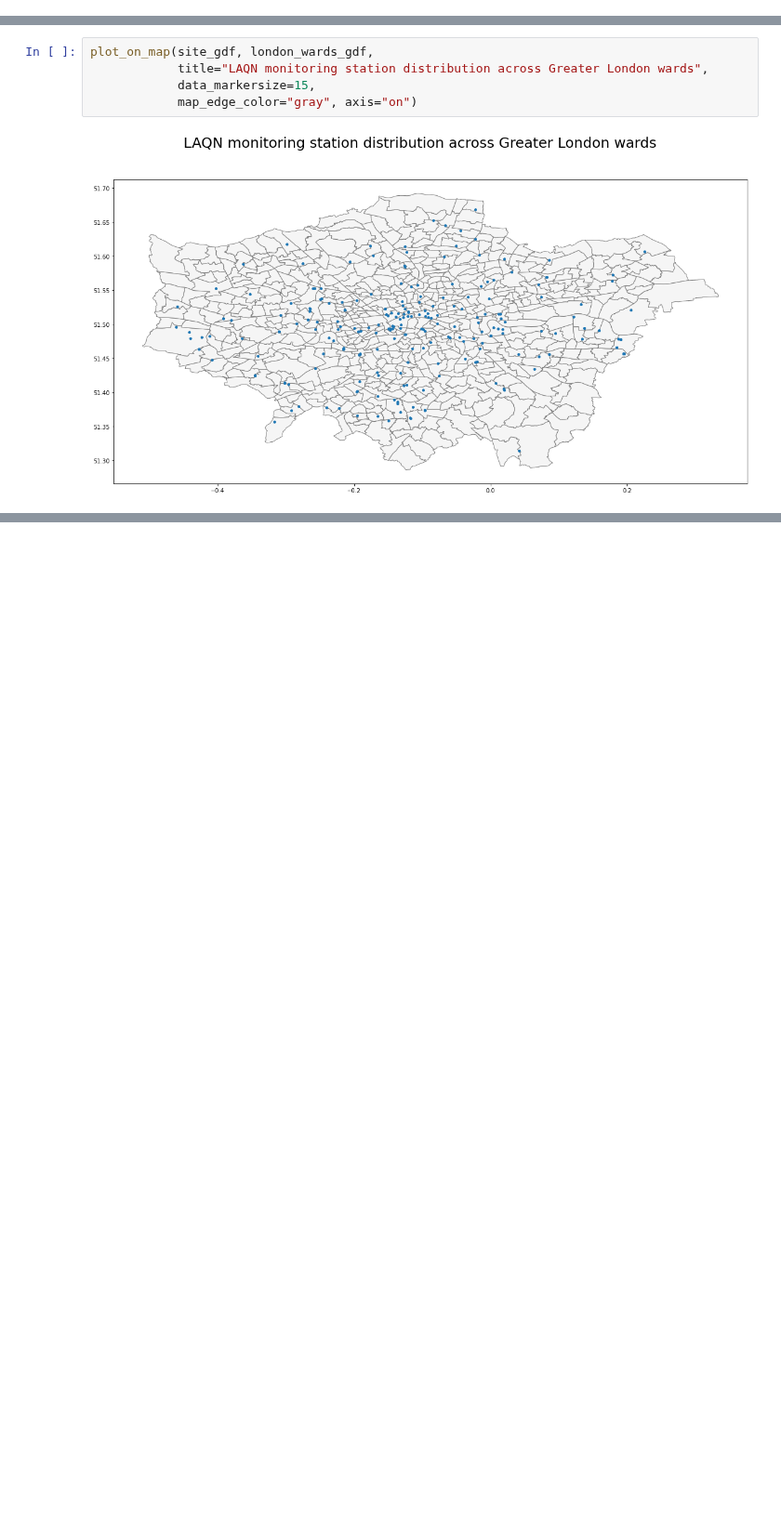
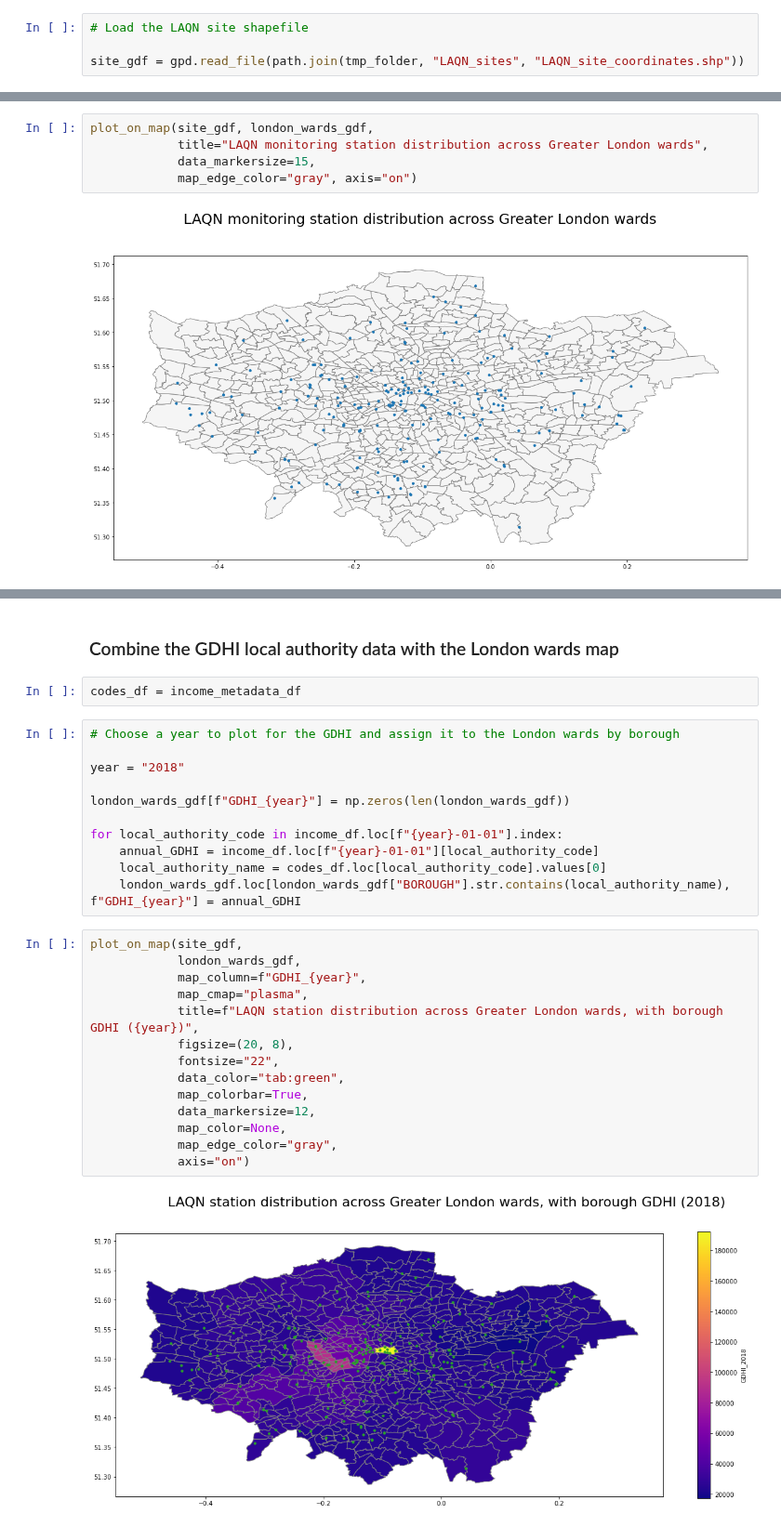
Before and after one commit to michellewl/AQmortality, a Jupyter notebook: LAQN_GDHI.ipynb, the cells around one changed output, grey strips where cells are left out. Shown at 93% size. Cells and saved outputs as stored; diff of their text form; blank space fills up the shorter version.

Commit message:
Code to combine the LAQN station locations with GDHI data, and plot with colour scaled map of London.

```diff
--- a/LAQN_GDHI.ipynb
+++ b/LAQN_GDHI.ipynb
@@ -76,2 +86,6 @@ site_gdf = gpd.GeoDataFrame(geometry=gpd.points_from_xy(lon, lat))
+# %%
+# Load the LAQN site shapefile
+
+site_gdf = gpd.read_file(path.join(tmp_folder, "LAQN_sites", "LAQN_site_coordinates.shp"))
 # %%
 site_gdf.plot()
@@ -133,0 +192,31 @@ plot_on_map(site_gdf, london_wards_gdf,
+# %% [markdown]
+### Combine the GDHI local authority data with the London wards map
+# %%
+codes_df = income_metadata_df
+# %%
+# Choose a year to plot for the GDHI and assign it to the London wards by borough
+
+year = "2018"
+
+london_wards_gdf[f"GDHI_{year}"] = np.zeros(len(london_wards_gdf))
+
+for local_authority_code in income_df.loc[f"{year}-01-01"].index:
+    annual_GDHI = income_df.loc[f"{year}-01-01"][local_authority_code]
+    local_authority_name = codes_df.loc[local_authority_code].values[0]
+    london_wards_gdf.loc[london_wards_gdf["BOROUGH"].str.contains(local_authority_name), f"GDHI_{year}"] = annual_GDHI
+# %%
+plot_on_map(site_gdf,
+            london_wards_gdf,
+            map_column=f"GDHI_{year}",
+            map_cmap="plasma",
+            title=f"LAQN station distribution across Greater London wards, with borough GDHI ({year})",
+            figsize=(20, 8),
+            fontsize="22",
+            data_color="tab:green",
+            map_colorbar=True,
+            data_markersize=12,
+            map_color=None,
+            map_edge_color="gray",
+            axis="on")
+# %% [output]
+[figure, added]
```
Also changed, not shown: parts of 18 cells of this notebook, 1 other file.
